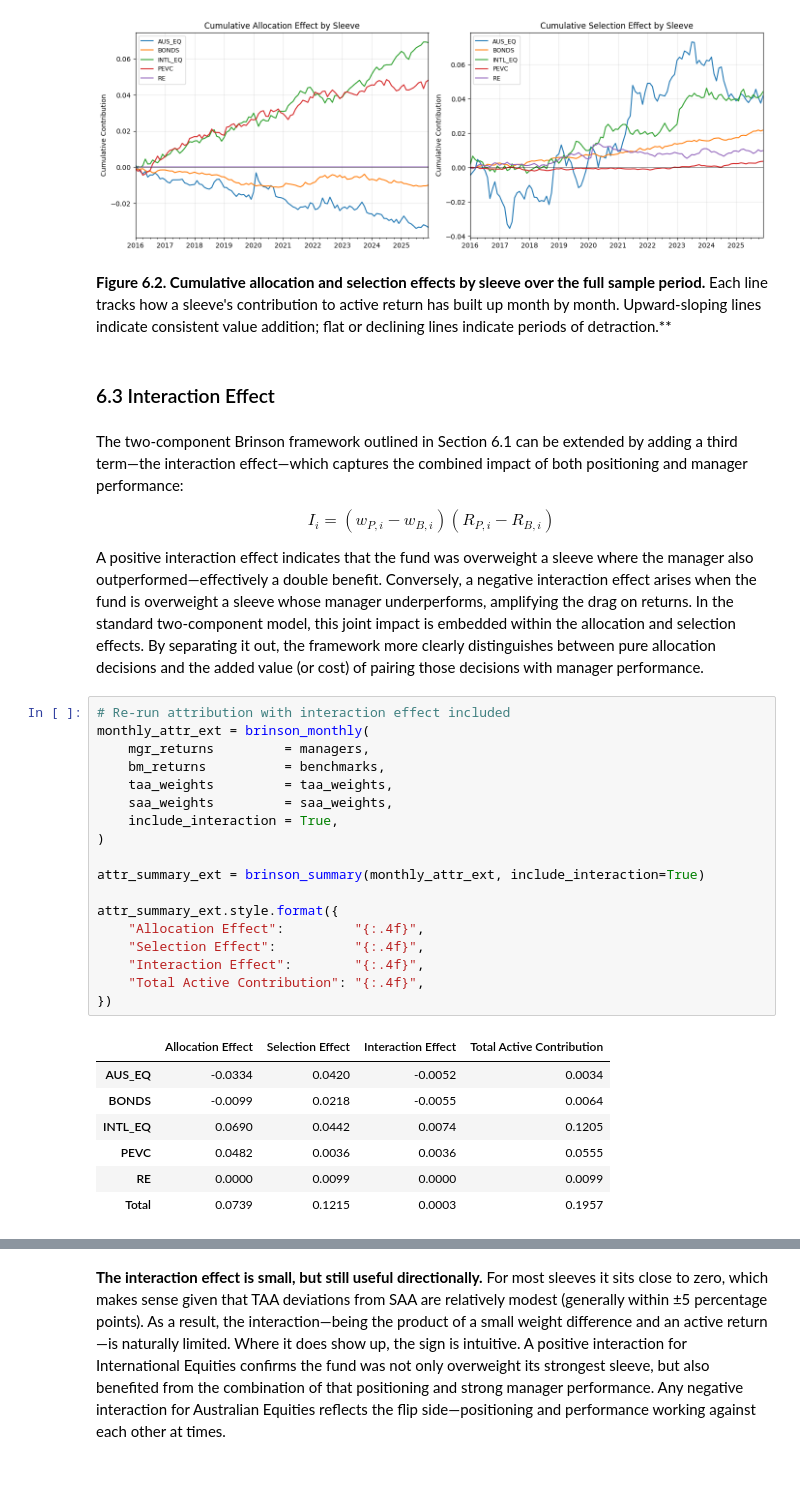
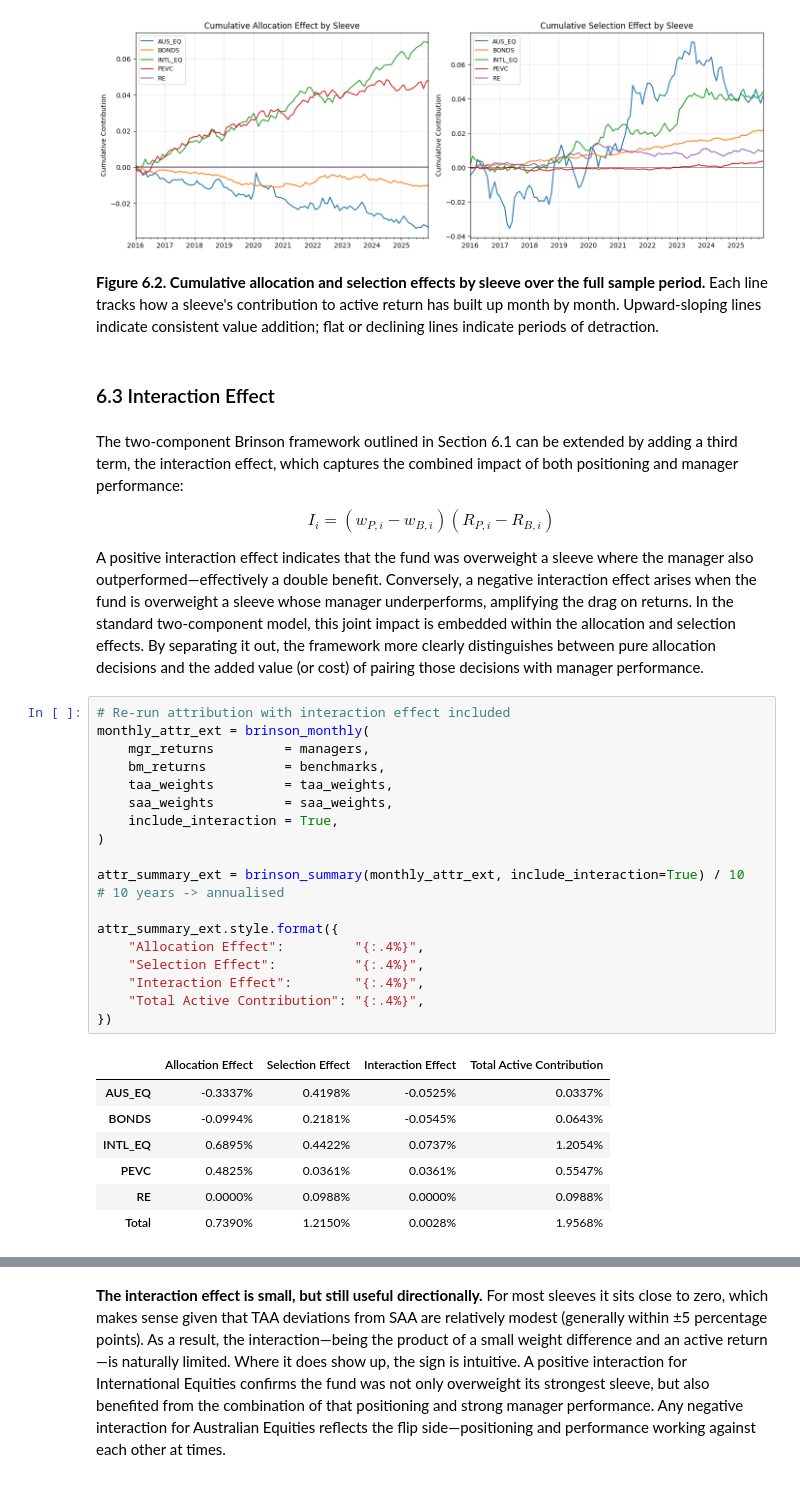
Before and after one commit to CathyLin789/MultiAssetPortfolio-Cathy_Caden_Archer_Sienna, a Jupyter notebook: notebooks/multi_asset_report.ipynb, the cells around one changed output, grey strips where cells are left out. Drawn from its saved outputs; the diff is of its cells as text.

```diff
--- a/notebooks/multi_asset_report.ipynb
+++ b/notebooks/multi_asset_report.ipynb
@@ -508,11 +509,11 @@ plt.show()
 # %% [output]
 [figure]
 # %% [markdown]
-**Figure 6.2. Cumulative allocation and selection effects by sleeve over the full sample period.** Each line tracks how a sleeve's contribution to active return has built up month by month. Upward-sloping lines indicate consistent value addition; flat or declining lines indicate periods of detraction.**
+**Figure 6.2. Cumulative allocation and selection effects by sleeve over the full sample period.** Each line tracks how a sleeve's contribution to active return has built up month by month. Upward-sloping lines indicate consistent value addition; flat or declining lines indicate periods of detraction.
 # %% [markdown]
 ### 6.3 Interaction Effect
 # %% [markdown]
-The two-component Brinson framework outlined in Section 6.1 can be extended by adding a third term—the interaction effect—which captures the combined impact of both positioning and manager performance:
+The two-component Brinson framework outlined in Section 6.1 can be extended by adding a third term, the interaction effect, which captures the combined impact of both positioning and manager performance:
 
 $$I_i = (w_{P,i} - w_{B,i})(R_{P,i} - R_{B,i})$$
 
@@ -520,27 +521,27 @@ A positive interaction effect indicates that the fund was overweight a sleeve wh
 # %%
 # Re-run attribution with interaction effect included
 monthly_attr_ext = brinson_monthly(
     mgr_returns         = managers,
     bm_returns          = benchmarks,
     taa_weights         = taa_weights,
     saa_weights         = saa_weights,
     include_interaction = True,
 )
 
-attr_summary_ext = brinson_summary(monthly_attr_ext, include_interaction=True)
+attr_summary_ext = brinson_summary(monthly_attr_ext, include_interaction=True) / 10  # 10 years -> annualised
 
 attr_summary_ext.style.format({
-    "Allocation Effect":         "{:.4f}",
-    "Selection Effect":          "{:.4f}",
-    "Interaction Effect":        "{:.4f}",
-    "Total Active Contribution": "{:.4f}",
+    "Allocation Effect":         "{:.4%}",
+    "Selection Effect":          "{:.4%}",
+    "Interaction Effect":        "{:.4%}",
+    "Total Active Contribution": "{:.4%}",
 })
 # %% [output]
 |  | Allocation Effect | Selection Effect | Interaction Effect | Total Active Contribution |
-| AUS_EQ | -0.0334 | 0.0420 | -0.0052 | 0.0034 |
-| BONDS | -0.0099 | 0.0218 | -0.0055 | 0.0064 |
-| INTL_EQ | 0.0690 | 0.0442 | 0.0074 | 0.1205 |
-| PEVC | 0.0482 | 0.0036 | 0.0036 | 0.0555 |
-| RE | 0.0000 | 0.0099 | 0.0000 | 0.0099 |
-| Total | 0.0739 | 0.1215 | 0.0003 | 0.1957 |
+| AUS_EQ | -0.3337% | 0.4198% | -0.0525% | 0.0337% |
+| BONDS | -0.0994% | 0.2181% | -0.0545% | 0.0643% |
+| INTL_EQ | 0.6895% | 0.4422% | 0.0737% | 1.2054% |
+| PEVC | 0.4825% | 0.0361% | 0.0361% | 0.5547% |
+| RE | 0.0000% | 0.0988% | 0.0000% | 0.0988% |
+| Total | 0.7390% | 1.2150% | 0.0028% | 1.9568% |
 # %% [markdown]
```
Also changed, not shown: parts of 11 cells of this notebook, 1 other file.
